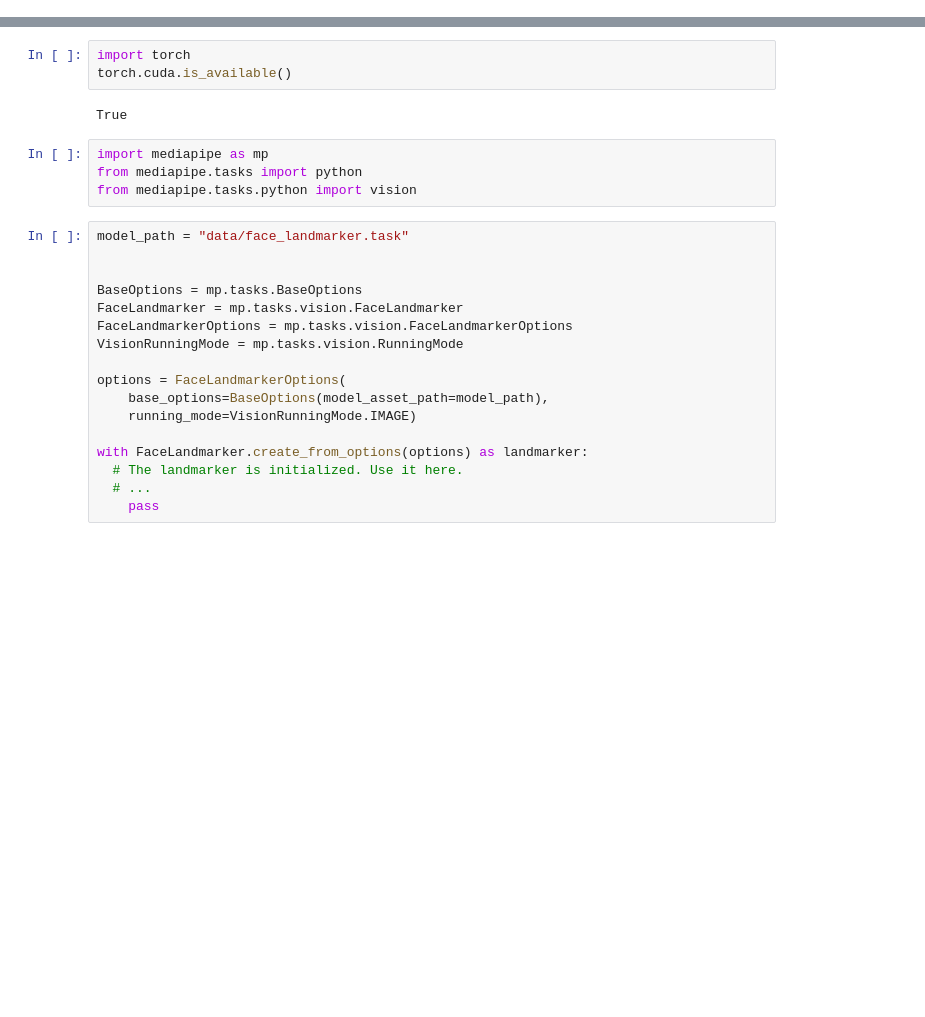
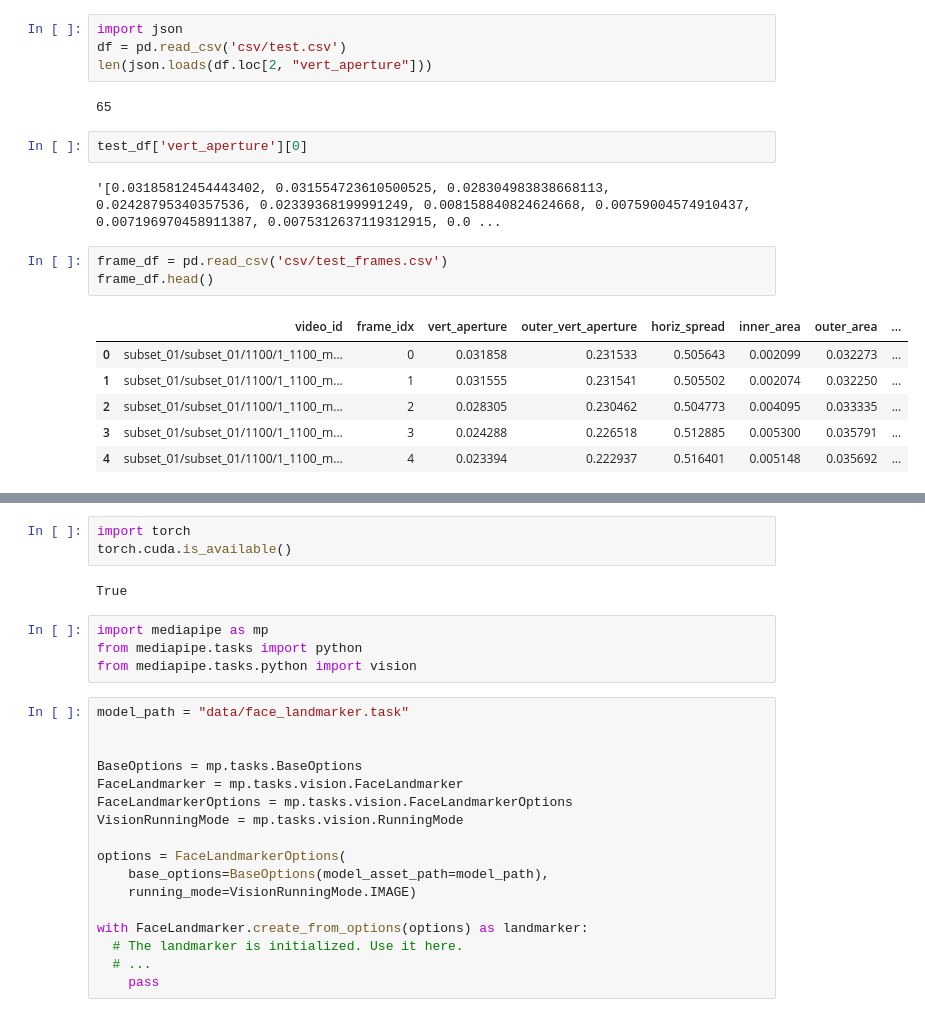
Before and after one commit to turinaf/ts-lip2text, a Jupyter notebook: data_preprocess.ipynb, the cells around one changed output, grey strips where cells are left out. Saved outputs shown, nothing was run; the diff lists cells and outputs as text; blank space fills up the shorter version.

```diff
--- a/data_preprocess.ipynb
+++ b/data_preprocess.ipynb
@@ -0,0 +13,20 @@
+# %%
+import json
+df = pd.read_csv('csv/test.csv')
+len(json.loads(df.loc[2, "vert_aperture"]))
+# %% [output]
+65
+# %%
+test_df['vert_aperture'][0]
+# %% [output]
+'[0.03185812454443402, 0.031554723610500525, 0.028304983838668113, 0.02428795340357536, 0.02339368199991249, 0.008158840824624668, 0.00759004574910437, 0.007196970458911387, 0.0075312637119312915, 0.0 ...
+# %%
+frame_df = pd.read_csv('csv/test_frames.csv')
+frame_df.head()
+# %% [output]
+|  | video_id | frame_idx | vert_aperture | outer_vert_aperture | horiz_spread | inner_area | outer_area | ... |
+| 0 | subset_01/subset_01/1100/1_1100_m... | 0 | 0.031858 | 0.231533 | 0.505643 | 0.002099 | 0.032273 | ... |
+| 1 | subset_01/subset_01/1100/1_1100_m... | 1 | 0.031555 | 0.231541 | 0.505502 | 0.002074 | 0.032250 | ... |
+| 2 | subset_01/subset_01/1100/1_1100_m... | 2 | 0.028305 | 0.230462 | 0.504773 | 0.004095 | 0.033335 | ... |
+| 3 | subset_01/subset_01/1100/1_1100_m... | 3 | 0.024288 | 0.226518 | 0.512885 | 0.005300 | 0.035791 | ... |
+| 4 | subset_01/subset_01/1100/1_1100_m... | 4 | 0.023394 | 0.222937 | 0.516401 | 0.005148 | 0.035692 | ... |
```
Also changed, not shown: parts of 7 cells of this notebook, 5 other files.
